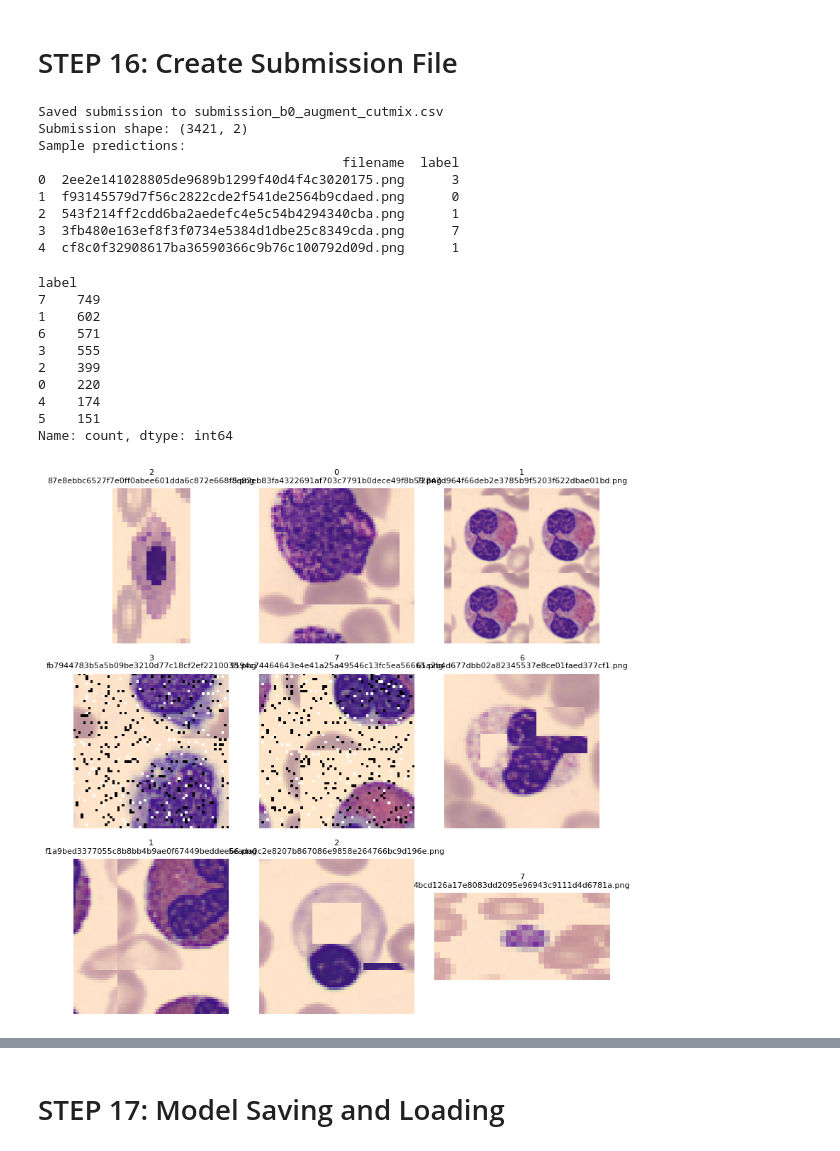
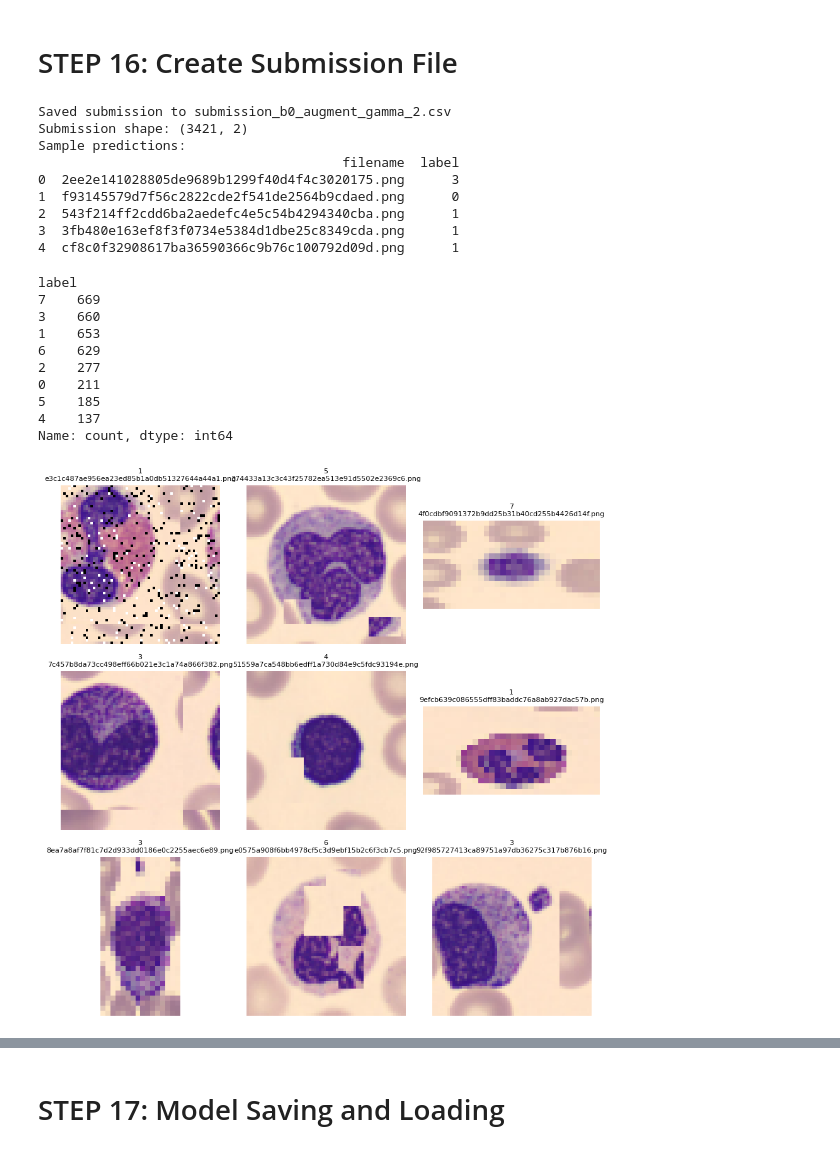
Before and after one commit to WaroonRagwongsiri/-DIP-Lab-Admission-2025-Image-Classification, a Jupyter notebook: main.ipynb, the cells around one changed output, grey strips where cells are left out. Drawn from its saved outputs; the diff is of its cells as text; code cells hidden in the pictures.

Commit message:
new best fix gamma

```diff
--- a/main.ipynb
+++ b/main.ipynb
@@ -926,57 +965,57 @@ def create_submission(test_dataset, predictions, output_file="submission.csv"):
     return submission_df
 # %%
 # Create submission file
-submission = create_submission(test_dataset, test_predictions, output_file="submission_b0_augment_cutmix.csv")
+submission = create_submission(test_dataset, test_predictions, output_file="submission_b0_augment_gamma_2.csv")
 # %% [output]
-Saved submission to submission_b0_augment_cutmix.csv
+Saved submission to submission_b0_augment_gamma_2.csv
 Submission shape: (3421, 2)
 Sample predictions:
                                        filename  label
 0  2ee2e141028805de9689b1299f40d4f4c3020175.png      3
 1  f93145579d7f56c2822cde2f541de2564b9cdaed.png      0
 2  543f214ff2cdd6ba2aedefc4e5c54b4294340cba.png      1
-3  3fb480e163ef8f3f0734e5384d1dbe25c8349cda.png      7
+3  3fb480e163ef8f3f0734e5384d1dbe25c8349cda.png      1
 4  cf8c0f32908617ba36590366c9b76c100792d09d.png      1
 # %%
 # Load the CSV
-submission_dataset = pd.read_csv("submission_b0_augment_cutmix.csv")
+submission_dataset = pd.read_csv("submission_b0_augment_gamma_2.csv")
 # %%
 print(submission_dataset['label'].value_counts())
 # %% [output]
 label
-7    749
-1    602
-6    571
-3    555
-2    399
-0    220
-4    174
-5    151
+7    669
+3    660
+1    653
+6    629
+2    277
+0    211
+5    185
+4    137
 Name: count, dtype: int64
 # %%
 # Sample a few rows (you can adjust n)
 sampled_df = submission_dataset.sample(n=9).reset_index(drop=True)
 
 # Plot settings
-plt.figure(figsize=(8, 8))  # Adjust size as needed
+plt.figure(figsize=(9, 9))  # Adjust size as needed
 
 for i, row in sampled_df.iterrows():
     uuid = row['filename']
     style = row['label']
 
     # Try PNG then JPG fallback
     img_path = os.path.join(TEST_DIR, f"{uuid}")
     image = Image.open(img_path)
     # Plot
     plt.subplot(3, 3, i + 1)  # 3 rows, 3 cols
     plt.imshow(image)
     plt.title(f"{style}\n{uuid}", fontsize=8)
     plt.axis('off')
 
 plt.tight_layout()
 plt.show()
 # %% [output]
-[figure, old version]
+[figure, new version]
 # %%
 logits_df = pd.DataFrame(test_all_logits, columns=LABELS)
 logits_df['filename'] = submission_dataset['filename']
```
Also changed, not shown: parts of 10 cells of this notebook, 2 other files.
